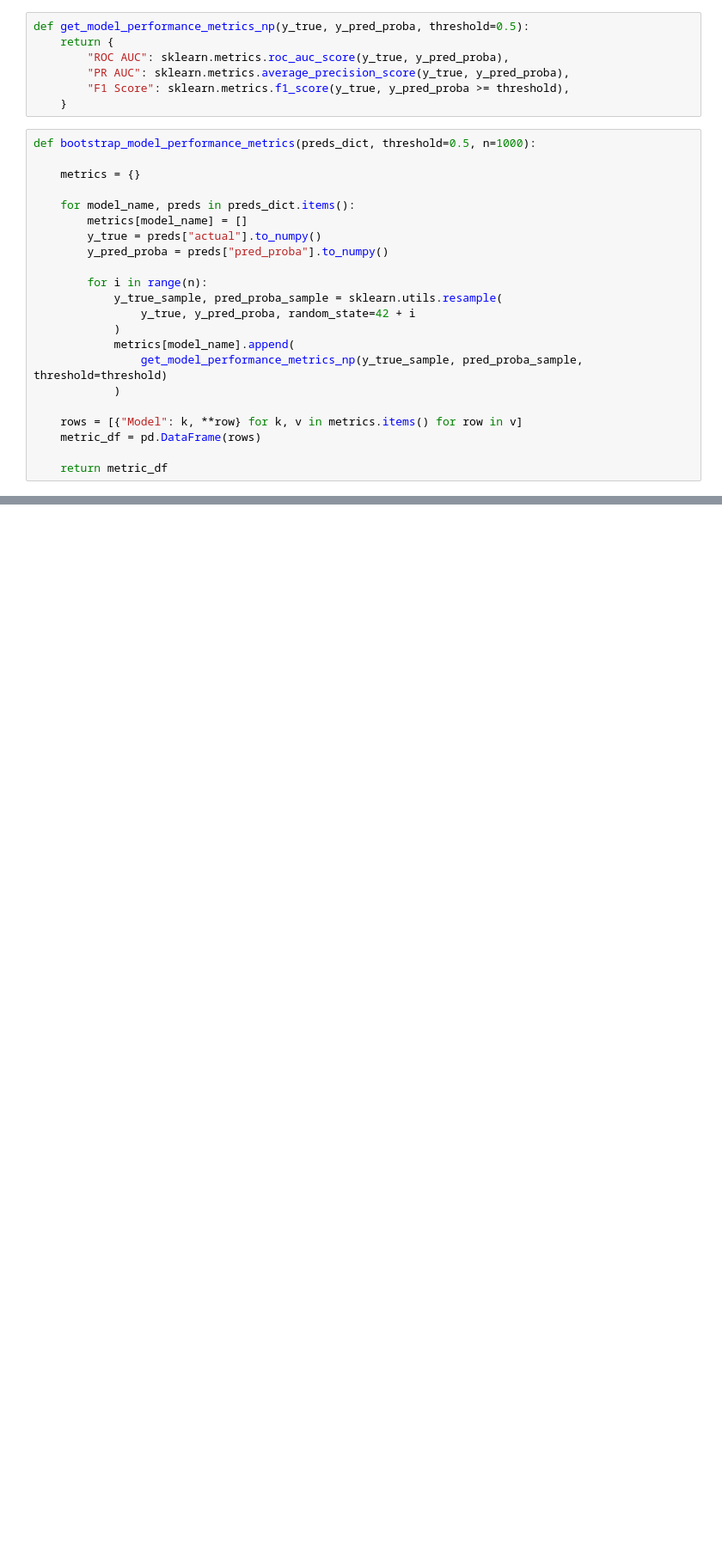
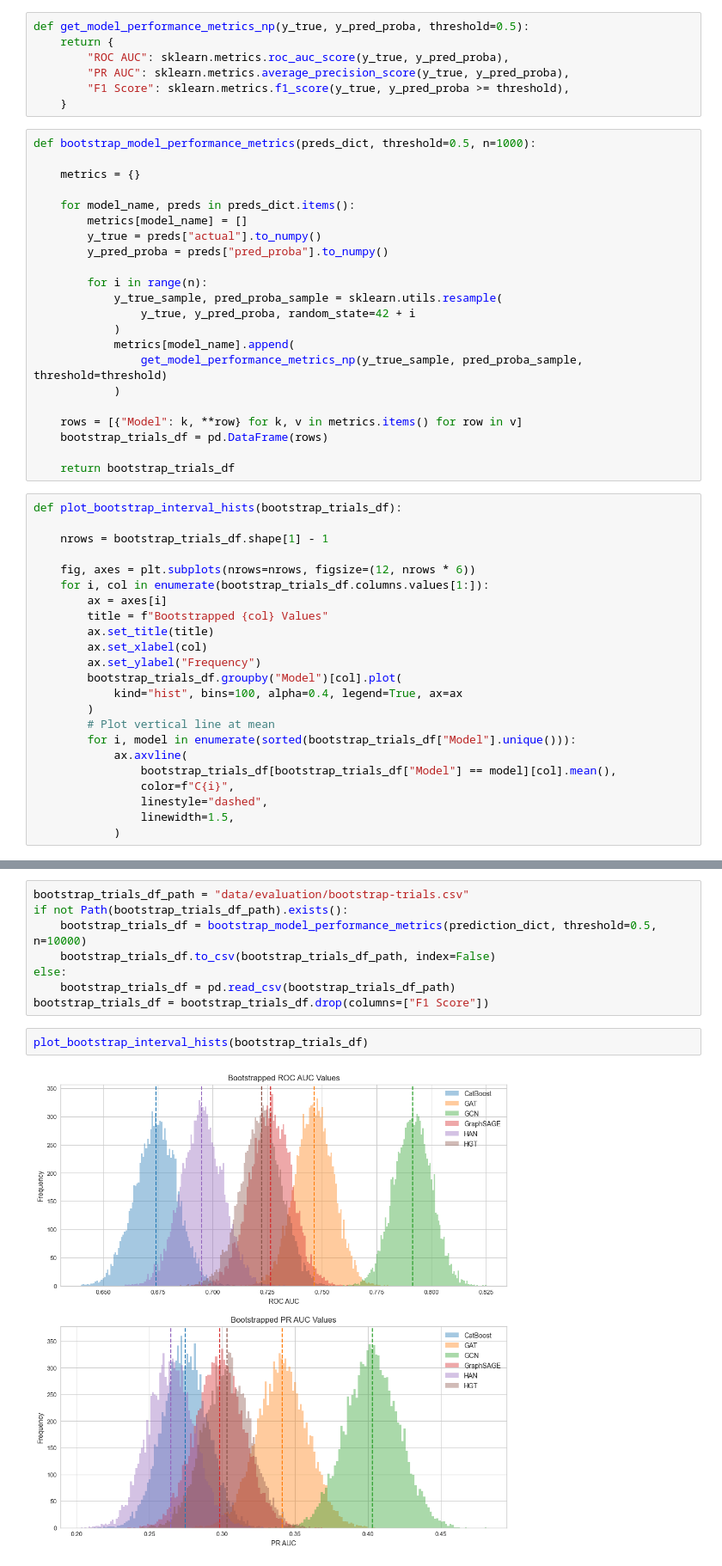
Before and after one commit to domvwt/msc-thesis, a Jupyter notebook: notebooks/17-full-evaluation.ipynb, the cells around one changed output, grey strips where cells are left out. Shown at 86% size. Drawn from its saved outputs; the diff is of its cells as text; blank space fills up the shorter version.

```diff
--- a/notebooks/17-full-evaluation.ipynb
+++ b/notebooks/17-full-evaluation.ipynb
@@ -497,6 +503,29 @@ def bootstrap_model_performance_metrics(preds_dict, threshold=0.5, n=1000):
             )
 
     rows = [{"Model": k, **row} for k, v in metrics.items() for row in v]
-    metric_df = pd.DataFrame(rows)
+    bootstrap_trials_df = pd.DataFrame(rows)
 
-    return metric_df
+    return bootstrap_trials_df
+# %%
+def plot_bootstrap_interval_hists(bootstrap_trials_df):
+
+    nrows = bootstrap_trials_df.shape[1] - 1
+
+    fig, axes = plt.subplots(nrows=nrows, figsize=(12, nrows * 6))
+    for i, col in enumerate(bootstrap_trials_df.columns.values[1:]):
+        ax = axes[i]
+        title = f"Bootstrapped {col} Values"
+        ax.set_title(title)
+        ax.set_xlabel(col)
+        ax.set_ylabel("Frequency")
+        bootstrap_trials_df.groupby("Model")[col].plot(
+            kind="hist", bins=100, alpha=0.4, legend=True, ax=ax
+        )
+        # Plot vertical line at mean
+        for i, model in enumerate(sorted(bootstrap_trials_df["Model"].unique())):
+            ax.axvline(
+                bootstrap_trials_df[bootstrap_trials_df["Model"] == model][col].mean(),
+                color=f"C{i}",
+                linestyle="dashed",
+                linewidth=1.5,
+            )
@@ -502,0 +546,12 @@ def bootstrap_model_performance_metrics(preds_dict, threshold=0.5, n=1000):
+# %%
+bootstrap_trials_df_path = "data/evaluation/bootstrap-trials.csv"
+if not Path(bootstrap_trials_df_path).exists():
+    bootstrap_trials_df = bootstrap_model_performance_metrics(prediction_dict, threshold=0.5, n=10000)
+    bootstrap_trials_df.to_csv(bootstrap_trials_df_path, index=False)
+else:
+    bootstrap_trials_df = pd.read_csv(bootstrap_trials_df_path)
+bootstrap_trials_df = bootstrap_trials_df.drop(columns=["F1 Score"])
+# %%
+plot_bootstrap_interval_hists(bootstrap_trials_df)
+# %% [output]
+[figure, added]
```
Also changed, not shown: parts of 24 cells of this notebook, 13 other files.
